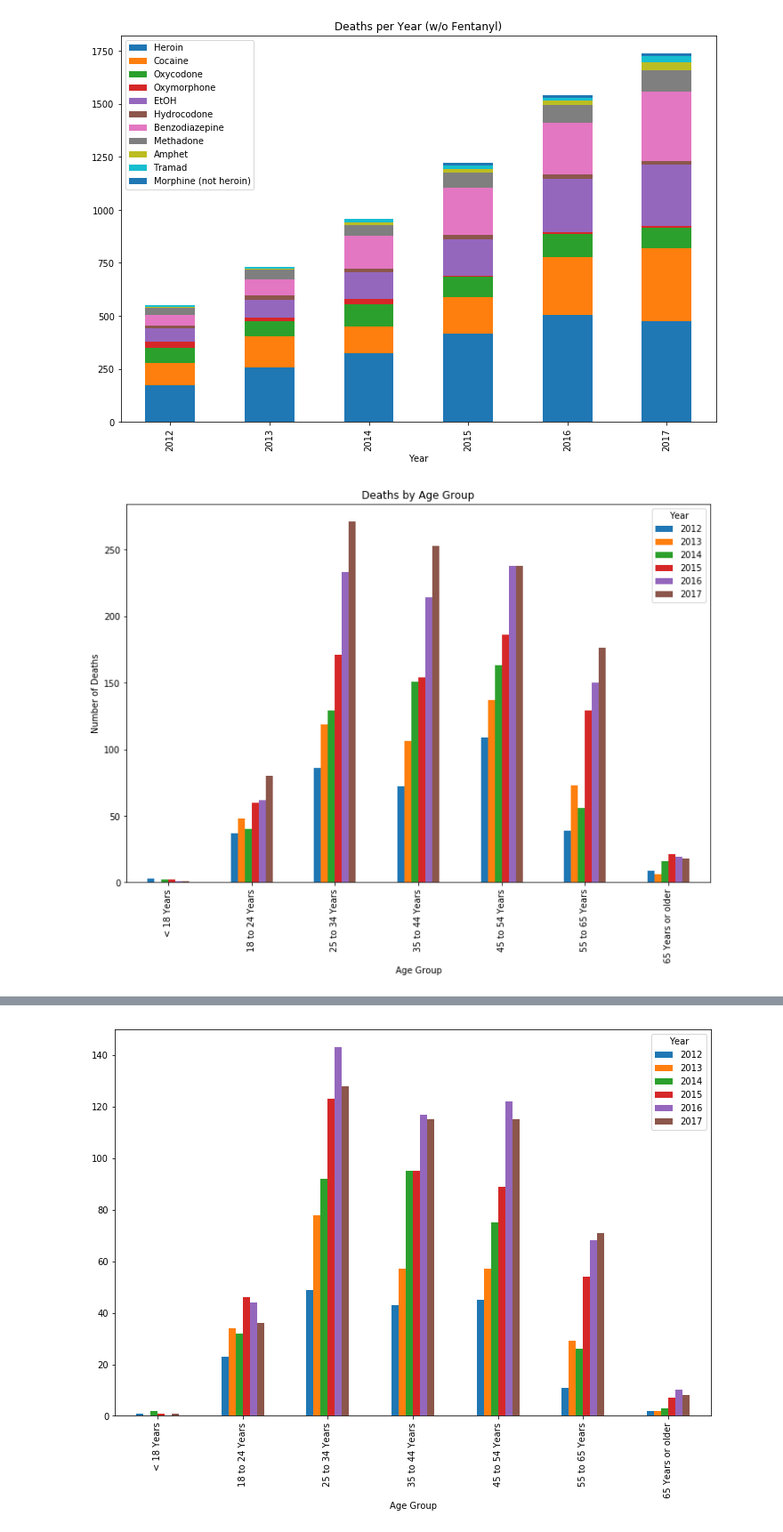
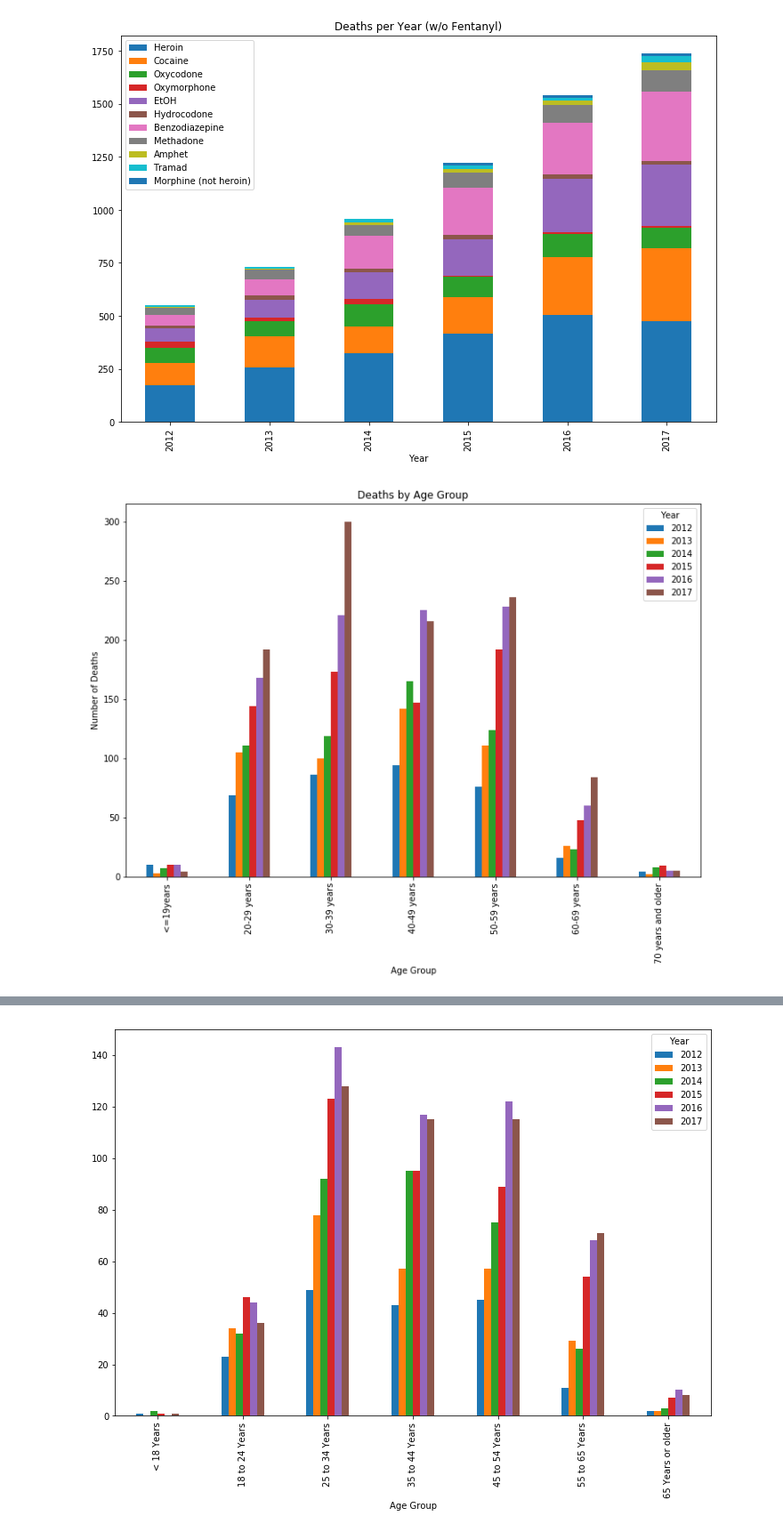
Before and after one commit to yayunl/DataViz-Project1, a Jupyter notebook: Accidental Drug Related Deaths.ipynb, the cells around one changed output, grey strips where cells are left out. Shown at 89% size. Drawn from its saved outputs; the diff is of its cells as text; code cells hidden in the pictures.

Commit message:
Updated graph and powerpoint

```diff
--- a/Accidental Drug Related Deaths.ipynb
+++ b/Accidental Drug Related Deaths.ipynb
@@ -49,30 +49,30 @@ plt.show()
 # %%
 # Group data by age group
 
 # Create bins for age groups
-bins = [0, 17, 24, 34, 44, 54, 64, 100]
+bins = [0,19, 29,39,49,59,69,120]
 
 # Create labels for the bins
-ages = ["< 18 Years", "18 to 24 Years", "25 to 34 Years", "35 to 44 Years", "45 to 54 Years", "55 to 65 Years", "65 Years or older" ]
+ages = ["<=19years","20-29 years","30-39 years","40-49 years","50-59 years","60-69 years","70 years and older"]
 
 # Slice the data and place it into bins
 rank = pd.cut(death_data_df["Age"], bins, labels=ages)
 
 # Add column to main dataframe
 death_data_df["Age Group"] = rank
 
 # Group by year and age group for graphing
 by_year_age_group = death_data_df.groupby(['Year', 'Age Group'])
 by_year_age_group = by_year_age_group["CaseNumber"].count()
 
 # Create bar chart
 by_year_age_group.unstack(level=0).plot(kind='bar', figsize=(12,8))
 plt.title("Deaths by Age Group")
 plt.ylabel("Number of Deaths")
 plt.savefig("Output/DeathsByAgeGroup.png")
 plt.show()
 # %% [output]
-[figure, old version]
+[figure, new version]
 # %%
 fentanyl_by_year_age_group = death_data_df.groupby(['Year', 'Age Group'])['Fentanyl'].sum()
 fentanyl_by_year_age_group.unstack(level=0).plot(kind='bar', figsize=(12,8))
```
Also changed, not shown: parts of 1 cell of this notebook, 2 other files.
